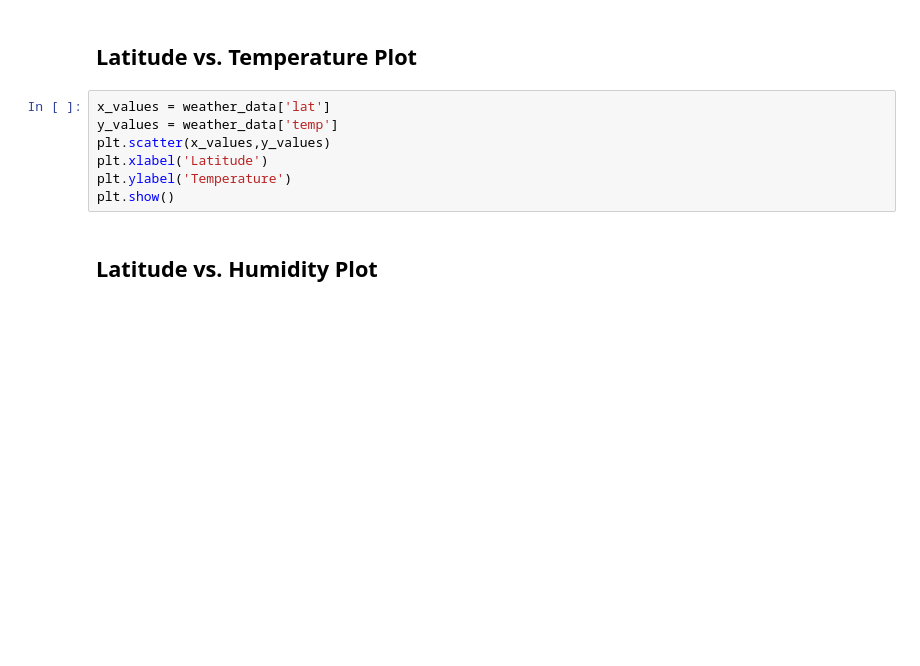
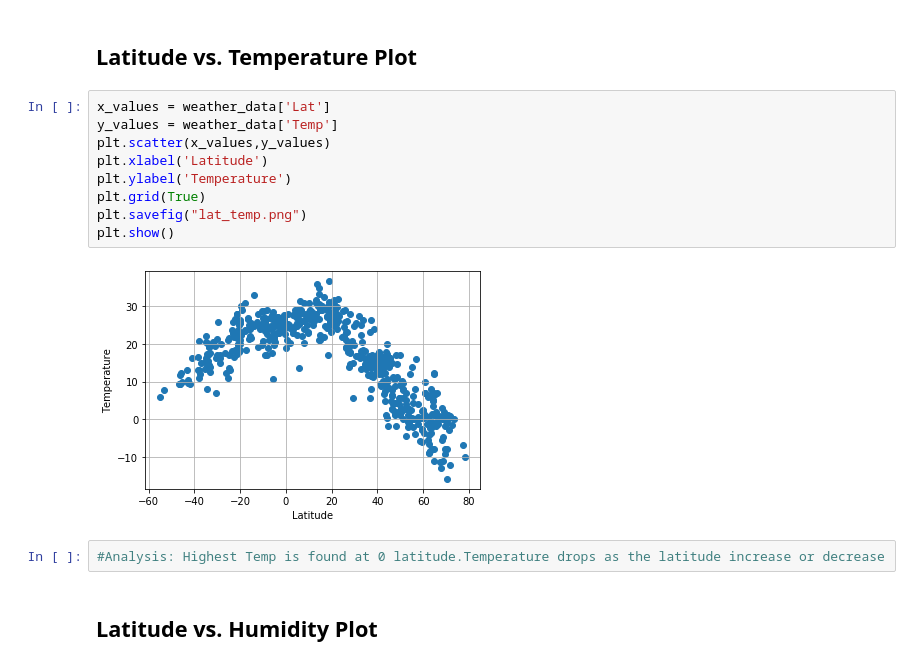
Before and after one commit to sanureet/Python-API-challenge, a Jupyter notebook: sb_WeatherPyhomework.ipynb, the cells around one changed output. Cells and saved outputs as stored; diff of their text form; blank space fills up the shorter version.

```diff
--- a/sb_WeatherPyhomework.ipynb
+++ b/sb_WeatherPyhomework.ipynb
@@ -198,11 +225,17 @@ Skip this step if there are no cities that have humidity > 100%.
 # %% [markdown]
 ## Latitude vs. Temperature Plot
 # %%
-x_values = weather_data['lat']
-y_values = weather_data['temp']
+x_values = weather_data['Lat']
+y_values = weather_data['Temp']
 plt.scatter(x_values,y_values)
 plt.xlabel('Latitude')
 plt.ylabel('Temperature')
+plt.grid(True)
+plt.savefig("lat_temp.png")
 plt.show()
+# %% [output]
+[figure, added]
+# %%
+#Analysis: Highest Temp is found at 0 latitude.Temperature drops as the latitude increase or decrease
 # %% [markdown]
 ## Latitude vs. Humidity Plot
```
Also changed, not shown: parts of 31 cells of this notebook, 4 other files.
